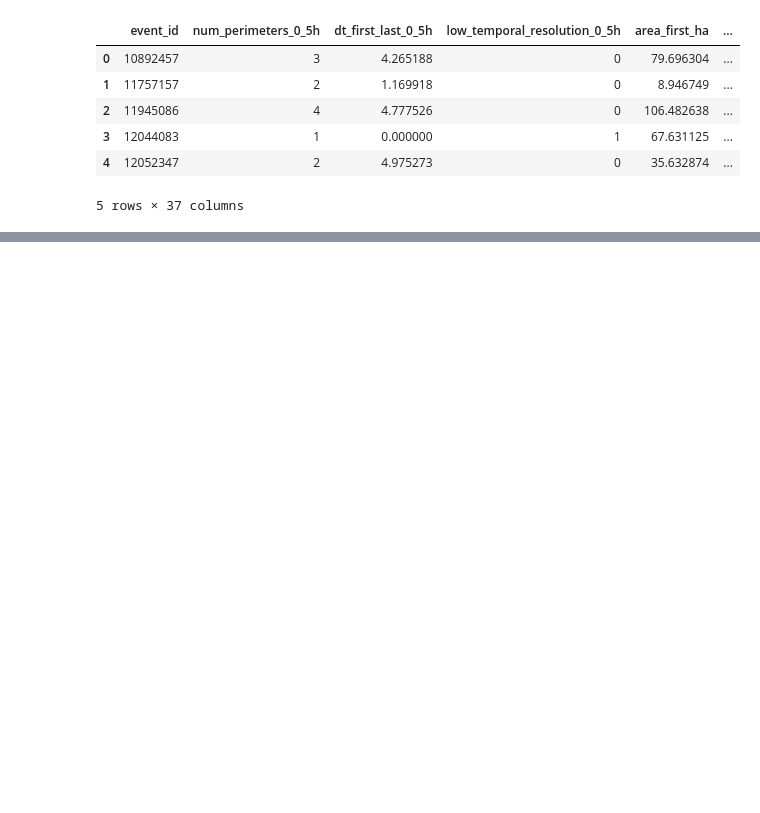
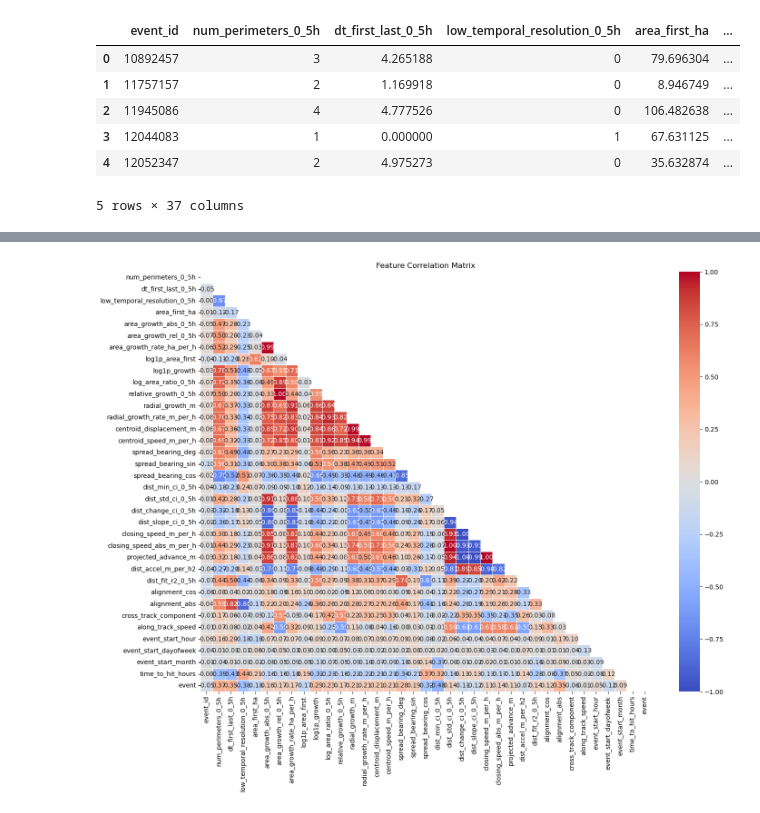
Before and after one commit to IvTole/WiDS2026, a Jupyter notebook: notebooks/EDA.ipynb, the cells around one changed output, grey strips where cells are left out. Drawn from its saved outputs; the diff is of its cells as text; code cells hidden in the pictures; blank space fills up the shorter version.

```diff
--- a/notebooks/EDA.ipynb
+++ b/notebooks/EDA.ipynb
@@ -51,0 +72,16 @@ df.describe() # Estadísticas descriptivas (media, min, max, etc.)
+# %%
+# Review correlation of variables
+# 1. Calculate the Correlation Matrix
+# We use 'pearson' for linear relationships
+corr_matrix = df.corr().drop('event_id')
+
+# Set a threshold for "High Correlation"
+threshold = 0.90
+
+# Find pairs of highly correlated features
+high_corr = corr_matrix.abs().unstack().sort_values(ascending=False)
+high_corr = high_corr[high_corr > threshold]
+high_corr = high_corr[high_corr < 1] # Remove self-correlation
+
+print("Highly Correlated Pairs (Consider dropping one of these):")
+print(high_corr)
@@ -51,0 +117,21 @@ df.describe() # Estadísticas descriptivas (media, min, max, etc.)
+# %%
+# Review correlation graphically
+plt.figure(figsize=(16, 12))
+
+# Create a mask to hide the upper triangle (it's a mirror of the lower)
+mask = np.triu(np.ones_like(corr_matrix, dtype=bool))
+
+# Draw the heatmap
+sns.heatmap(corr_matrix,
+            mask=mask,
+            annot=True,
+            fmt=".2f",
+            cmap='coolwarm',     # Red is positive, Blue is negative correlation
+            vmin=-1, vmax=1,
+            center=0,
+            linewidths=.5)
+
+plt.title('Feature Correlation Matrix')
+plt.show()
+# %% [output]
+[figure, added]
```
Also changed, not shown: parts of 13 cells of this notebook.
